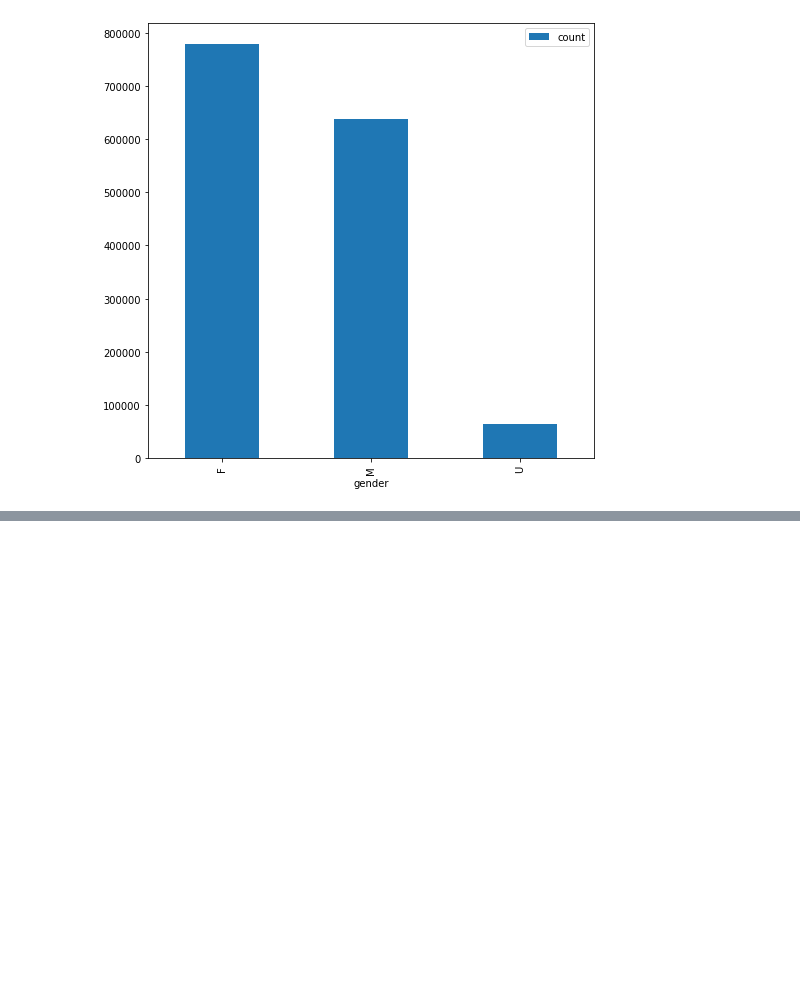
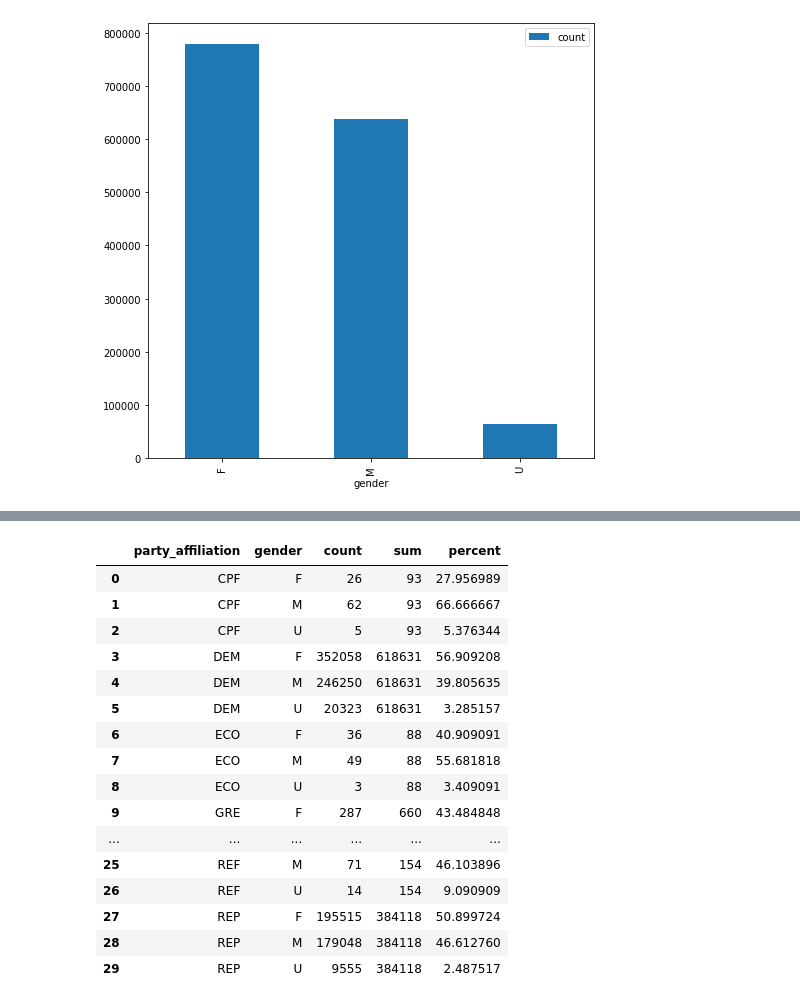
Before and after one commit to ParasAvkirkar/PoliticalPolarizationAndMarriage, a Jupyter notebook: analysis.ipynb, the cells around one changed output, grey strips where cells are left out. Cells and saved outputs as stored; diff of their text form; code cells hidden in the pictures; blank space fills up the shorter version.

```diff
--- a/analysis.ipynb
+++ b/analysis.ipynb
@@ -161,0 +192,20 @@ TypeError: float() argument must be a string or a number, not 'method'
+# %%
+partywise_gender_affiliations
+# %% [output]
+|  | party_affiliation | gender | count | sum | percent |
+| 0 | CPF | F | 26 | 93 | 27.956989 |
+| 1 | CPF | M | 62 | 93 | 66.666667 |
+| 2 | CPF | U | 5 | 93 | 5.376344 |
+| 3 | DEM | F | 352058 | 618631 | 56.909208 |
+| 4 | DEM | M | 246250 | 618631 | 39.805635 |
+| 5 | DEM | U | 20323 | 618631 | 3.285157 |
+| 6 | ECO | F | 36 | 88 | 40.909091 |
+| 7 | ECO | M | 49 | 88 | 55.681818 |
+| 8 | ECO | U | 3 | 88 | 3.409091 |
+| 9 | GRE | F | 287 | 660 | 43.484848 |
+| ... | ... | ... | ... | ... | ... |
+| 25 | REF | M | 71 | 154 | 46.103896 |
+| 26 | REF | U | 14 | 154 | 9.090909 |
+| 27 | REP | F | 195515 | 384118 | 50.899724 |
+| 28 | REP | M | 179048 | 384118 | 46.612760 |
+| 29 | REP | U | 9555 | 384118 | 2.487517 |
```
Also changed, not shown: parts of 7 cells of this notebook.
